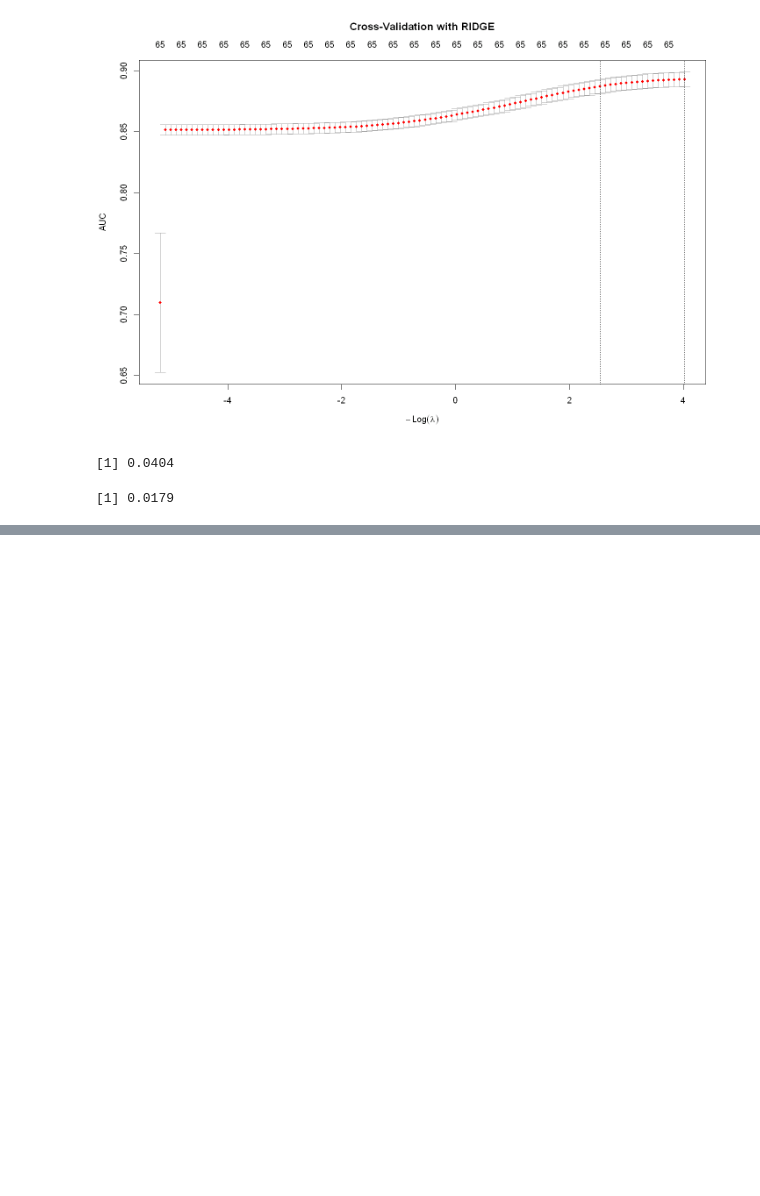
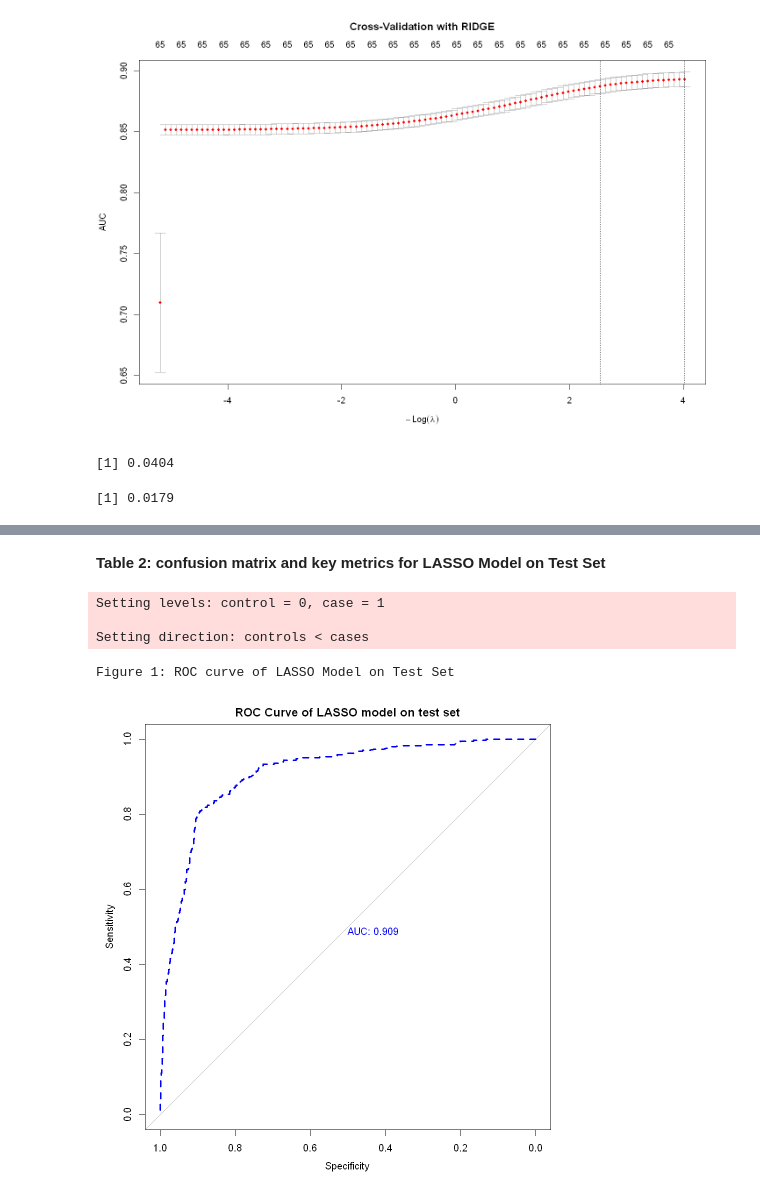
Before and after one commit to schan26/stat301-project, a Jupyter notebook: stat301_code.ipynb, the cells around one changed output, grey strips where cells are left out. Drawn from its saved outputs; the diff is of its cells as text; code cells hidden in the pictures; blank space fills up the shorter version.

```diff
--- a/stat301_code.ipynb
+++ b/stat301_code.ipynb
@@ -686,0 +714,21 @@ Setting direction: controls < cases
+# %% [markdown]
+**Table 2: confusion matrix and key metrics for LASSO Model on Test Set**
+# %%
+options(repr.plot.width = 8, repr.plot.height = 8)
+
+# plot ROC curve
+ROC_lasso_test <-
+    roc(
+        response = testing$Revenue,
+        predictor = predict(final_lasso,
+                     newx = model_X_test)[,"s0"] )
+
+plot(ROC_lasso_test, print.auc = TRUE, col = "blue", lwd = 3, lty = 2,
+     main = "ROC Curve of LASSO model on test set")
+cat("Figure 1: ROC curve of LASSO Model on Test Set\n\n")
+# %% [output]
+Setting levels: control = 0, case = 1
+
+Setting direction: controls < cases
+Figure 1: ROC curve of LASSO Model on Test Set
+[figure, added]
```
Also changed, not shown: parts of 45 cells of this notebook.
